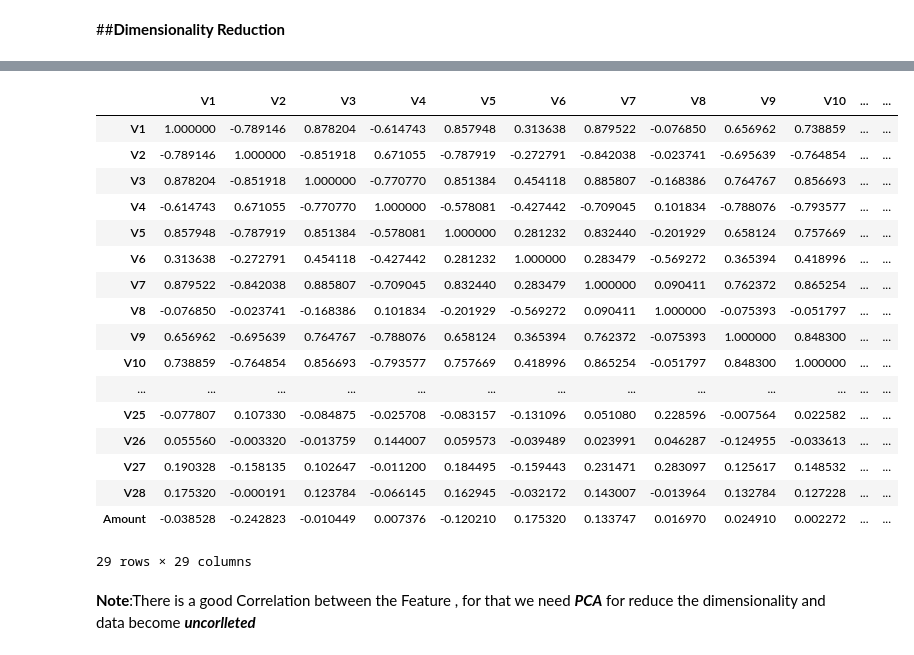
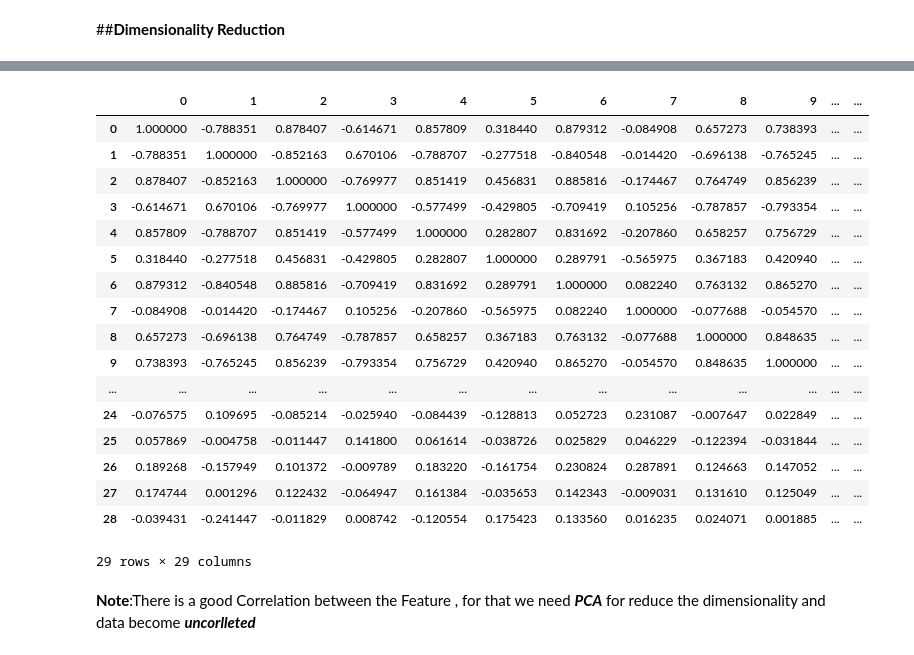
Before and after one commit to Naseem-Ananzeh/Ml2_Final_Project, a Jupyter notebook: creditcard_dataset_.ipynb, the cells around one changed output, grey strips where cells are left out. Drawn from its saved outputs; the diff is of its cells as text; code cells hidden in the pictures.

```diff
--- a/creditcard_dataset_.ipynb
+++ b/creditcard_dataset_.ipynb
@@ -159,8 +159,8 @@ y = data['Class']
 # %%
 from sklearn.preprocessing import StandardScaler
 
-# Scale the 'Amount' feature
+# Scale the features
 scaler = StandardScaler()
-X['Amount'] = scaler.fit_transform(X[['Amount']])
-X['Amount']
+X_scaled = scaler.fit_transform(X)
+pd.DataFrame(X_scaled,columns=X.columns)
 # %% [output]
@@ -195,7 +194,7 @@ plt.show()
 # %%
 from imblearn.over_sampling import RandomOverSampler
 resampler = RandomOverSampler()
-X_resampled, y_resampled = resampler.fit_resample(X, y)
+X_resampled, y_resampled = resampler.fit_resample(X_scaled, y)
 sns.countplot(x="Class",data=pd.DataFrame(y_resampled),color='r')
 plt.title('Class Distributions \n (0: No Fraud || 1: Fraud)')
 plt.show()
@@ -213,24 +227,25 @@ y_resampled.value_counts().plot.pie()
 # %%
+X_resampled=pd.DataFrame(X_resampled)
 corr_matrix = X_resampled.corr()
 corr_matrix
 # %% [output]
-|  | V1 | V2 | V3 | V4 | V5 | V6 | V7 | V8 | V9 | V10 | ... | ... |
-| V1 | 1.000000 | -0.789146 | 0.878204 | -0.614743 | 0.857948 | 0.313638 | 0.879522 | -0.076850 | 0.656962 | 0.738859 | ... | ... |
-| V2 | -0.789146 | 1.000000 | -0.851918 | 0.671055 | -0.787919 | -0.272791 | -0.842038 | -0.023741 | -0.695639 | -0.764854 | ... | ... |
-| V3 | 0.878204 | -0.851918 | 1.000000 | -0.770770 | 0.851384 | 0.454118 | 0.885807 | -0.168386 | 0.764767 | 0.856693 | ... | ... |
-| V4 | -0.614743 | 0.671055 | -0.770770 | 1.000000 | -0.578081 | -0.427442 | -0.709045 | 0.101834 | -0.788076 | -0.793577 | ... | ... |
-| V5 | 0.857948 | -0.787919 | 0.851384 | -0.578081 | 1.000000 | 0.281232 | 0.832440 | -0.201929 | 0.658124 | 0.757669 | ... | ... |
-| V6 | 0.313638 | -0.272791 | 0.454118 | -0.427442 | 0.281232 | 1.000000 | 0.283479 | -0.569272 | 0.365394 | 0.418996 | ... | ... |
-| V7 | 0.879522 | -0.842038 | 0.885807 | -0.709045 | 0.832440 | 0.283479 | 1.000000 | 0.090411 | 0.762372 | 0.865254 | ... | ... |
-| V8 | -0.076850 | -0.023741 | -0.168386 | 0.101834 | -0.201929 | -0.569272 | 0.090411 | 1.000000 | -0.075393 | -0.051797 | ... | ... |
-| V9 | 0.656962 | -0.695639 | 0.764767 | -0.788076 | 0.658124 | 0.365394 | 0.762372 | -0.075393 | 1.000000 | 0.848300 | ... | ... |
-| V10 | 0.738859 | -0.764854 | 0.856693 | -0.793577 | 0.757669 | 0.418996 | 0.865254 | -0.051797 | 0.848300 | 1.000000 | ... | ... |
+|  | 0 | 1 | 2 | 3 | 4 | 5 | 6 | 7 | 8 | 9 | ... | ... |
+| 0 | 1.000000 | -0.788351 | 0.878407 | -0.614671 | 0.857809 | 0.318440 | 0.879312 | -0.084908 | 0.657273 | 0.738393 | ... | ... |
+| 1 | -0.788351 | 1.000000 | -0.852163 | 0.670106 | -0.788707 | -0.277518 | -0.840548 | -0.014420 | -0.696138 | -0.765245 | ... | ... |
+| 2 | 0.878407 | -0.852163 | 1.000000 | -0.769977 | 0.851419 | 0.456831 | 0.885816 | -0.174467 | 0.764749 | 0.856239 | ... | ... |
+| 3 | -0.614671 | 0.670106 | -0.769977 | 1.000000 | -0.577499 | -0.429805 | -0.709419 | 0.105256 | -0.787857 | -0.793354 | ... | ... |
+| 4 | 0.857809 | -0.788707 | 0.851419 | -0.577499 | 1.000000 | 0.282807 | 0.831692 | -0.207860 | 0.658257 | 0.756729 | ... | ... |
+| 5 | 0.318440 | -0.277518 | 0.456831 | -0.429805 | 0.282807 | 1.000000 | 0.289791 | -0.565975 | 0.367183 | 0.420940 | ... | ... |
+| 6 | 0.879312 | -0.840548 | 0.885816 | -0.709419 | 0.831692 | 0.289791 | 1.000000 | 0.082240 | 0.763132 | 0.865270 | ... | ... |
+| 7 | -0.084908 | -0.014420 | -0.174467 | 0.105256 | -0.207860 | -0.565975 | 0.082240 | 1.000000 | -0.077688 | -0.054570 | ... | ... |
+| 8 | 0.657273 | -0.696138 | 0.764749 | -0.787857 | 0.658257 | 0.367183 | 0.763132 | -0.077688 | 1.000000 | 0.848635 | ... | ... |
+| 9 | 0.738393 | -0.765245 | 0.856239 | -0.793354 | 0.756729 | 0.420940 | 0.865270 | -0.054570 | 0.848635 | 1.000000 | ... | ... |
 | ... | ... | ... | ... | ... | ... | ... | ... | ... | ... | ... | ... | ... |
-| V25 | -0.077807 | 0.107330 | -0.084875 | -0.025708 | -0.083157 | -0.131096 | 0.051080 | 0.228596 | -0.007564 | 0.022582 | ... | ... |
-| V26 | 0.055560 | -0.003320 | -0.013759 | 0.144007 | 0.059573 | -0.039489 | 0.023991 | 0.046287 | -0.124955 | -0.033613 | ... | ... |
-| V27 | 0.190328 | -0.158135 | 0.102647 | -0.011200 | 0.184495 | -0.159443 | 0.231471 | 0.283097 | 0.125617 | 0.148532 | ... | ... |
-| V28 | 0.175320 | -0.000191 | 0.123784 | -0.066145 | 0.162945 | -0.032172 | 0.143007 | -0.013964 | 0.132784 | 0.127228 | ... | ... |
-| Amount | -0.038528 | -0.242823 | -0.010449 | 0.007376 | -0.120210 | 0.175320 | 0.133747 | 0.016970 | 0.024910 | 0.002272 | ... | ... |
+| 24 | -0.076575 | 0.109695 | -0.085214 | -0.025940 | -0.084439 | -0.128813 | 0.052723 | 0.231087 | -0.007647 | 0.022849 | ... | ... |
+| 25 | 0.057869 | -0.004758 | -0.011447 | 0.141800 | 0.061614 | -0.038726 | 0.025829 | 0.046229 | -0.122394 | -0.031844 | ... | ... |
+| 26 | 0.189268 | -0.157949 | 0.101372 | -0.009789 | 0.183220 | -0.161754 | 0.230824 | 0.287891 | 0.124663 | 0.147052 | ... | ... |
+| 27 | 0.174744 | 0.001296 | 0.122432 | -0.064947 | 0.161384 | -0.035653 | 0.142343 | -0.009031 | 0.131610 | 0.125049 | ... | ... |
+| 28 | -0.039431 | -0.241447 | -0.011829 | 0.008742 | -0.120554 | 0.175423 | 0.133560 | 0.016235 | 0.024071 | 0.001885 | ... | ... |
 29 rows × 29 columns
 # %% [markdown]
 **Note**:There is a good Correlation between the Feature , for that we need  ***PCA*** for reduce the dimensionality and data become ***uncorlleted***
```
Also changed, not shown: parts of 4 cells of this notebook.
